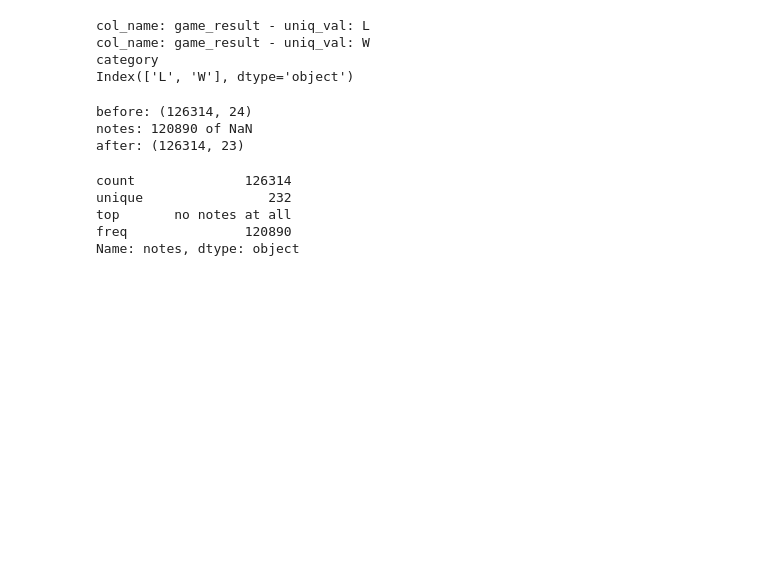
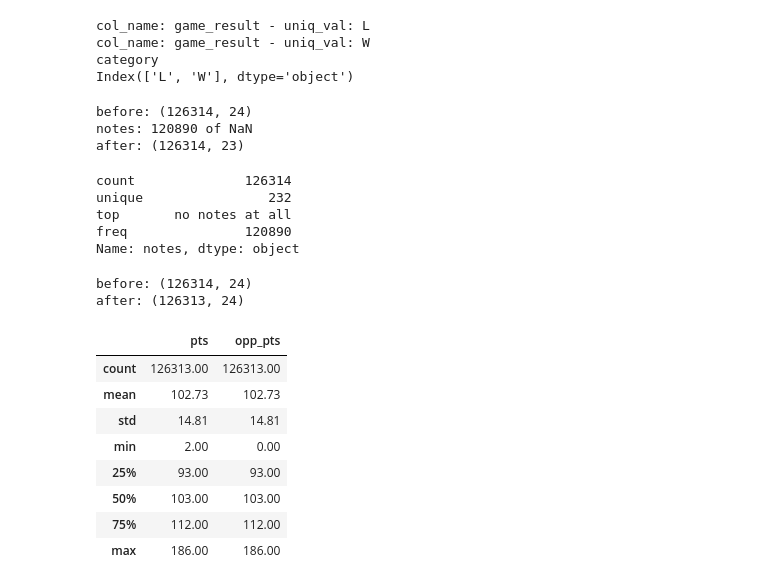
Before and after one commit to getpeped/WorkBook, a Jupyter notebook: nba_team_players.ipynb, the cells around one changed output. Saved outputs shown, nothing was run; the diff lists cells and outputs as text; code cells hidden in the pictures; blank space fills up the shorter version.

```diff
--- a/nba_team_players.ipynb
+++ b/nba_team_players.ipynb
@@ -247,3 +247,25 @@ unique                232
 top       no notes at all
 freq               120890
 Name: notes, dtype: object
+# %%
+# Invalid Values
+print(f'before: {df.shape}')
+df.describe()
+df[df['pts'] == 0]
+df = df.drop(index=[26684])
+print(f'after: {df.shape}')
+# %% [output]
+before: (126314, 24)
+after: (126313, 24)
+# %%
+df[['pts', 'opp_pts']].describe()
+# %% [output]
+|  | pts | opp_pts |
+| count | 126313.00 | 126313.00 |
+| mean | 102.73 | 102.73 |
+| std | 14.81 | 14.81 |
+| min | 2.00 | 0.00 |
+| 25% | 93.00 | 93.00 |
+| 50% | 103.00 | 103.00 |
+| 75% | 112.00 | 112.00 |
+| max | 186.00 | 186.00 |
```
Also changed, not shown: parts of 4 cells of this notebook.
